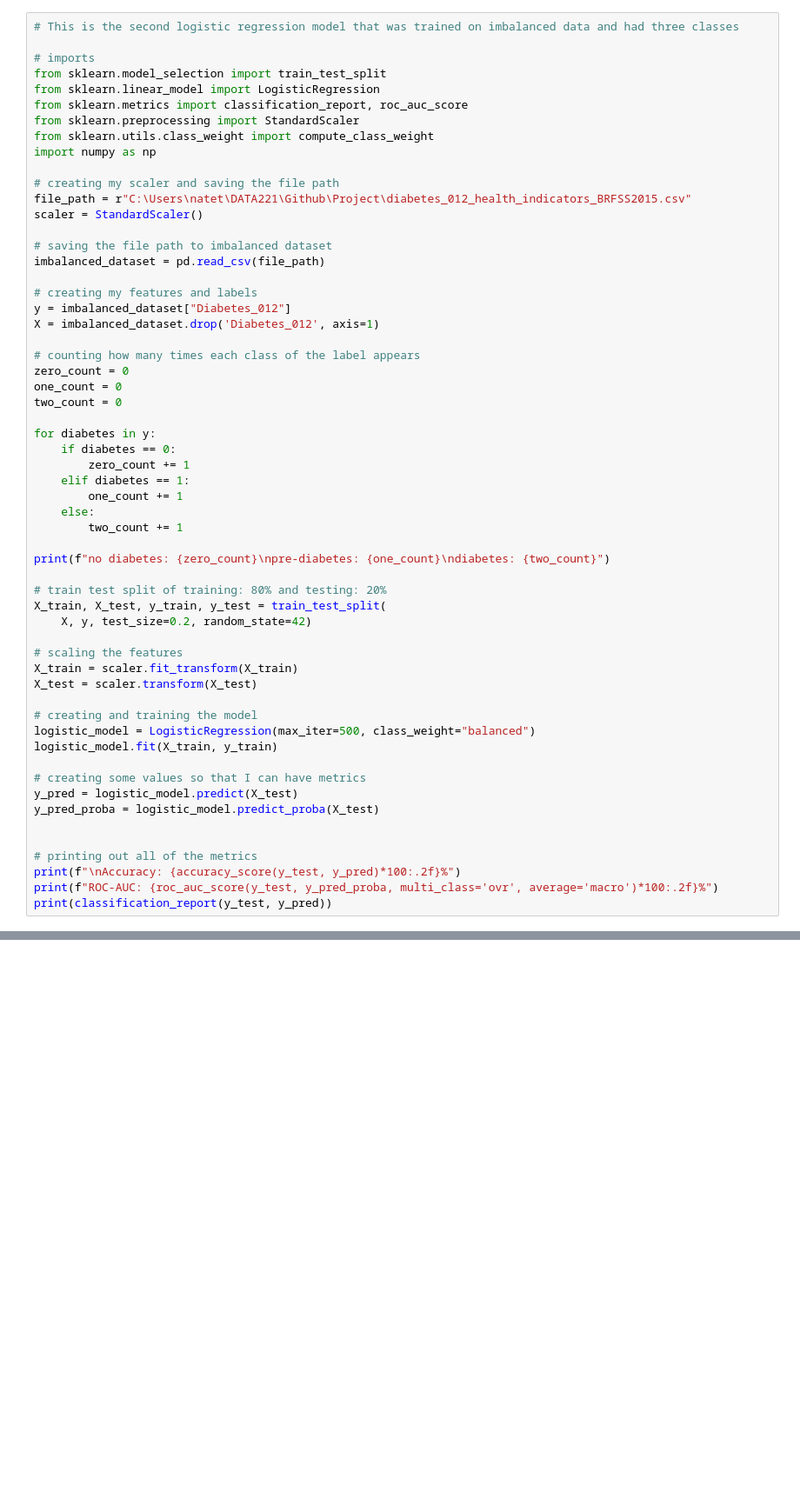
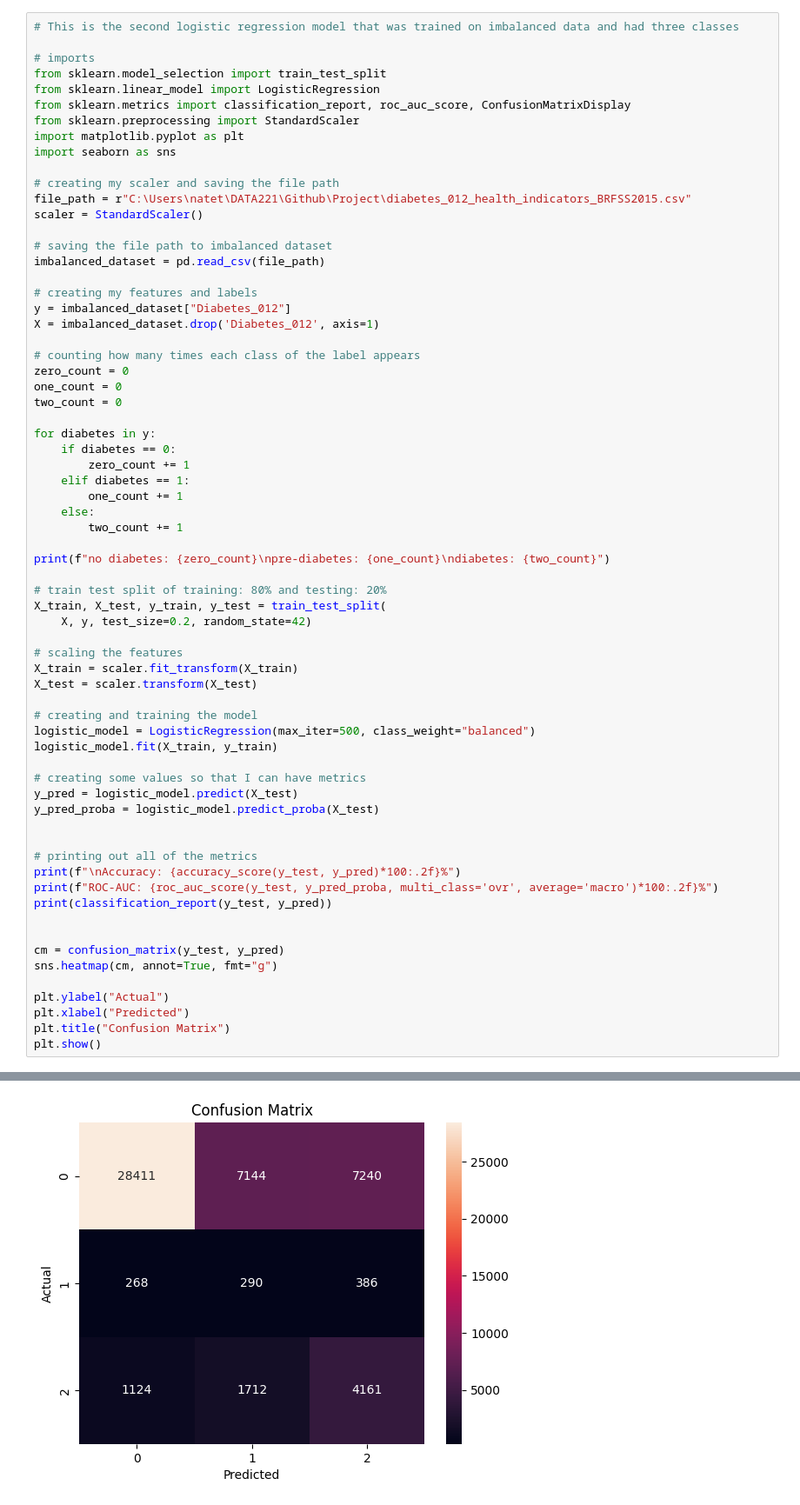
Before and after one commit to NateBartek/DiabetesProjectSolo, a Jupyter notebook: main.ipynb, the cells around one changed output, grey strips where cells are left out. Shown at 87% size. Drawn from its saved outputs; the diff is of its cells as text; blank space fills up the shorter version.

```diff
--- a/main.ipynb
+++ b/main.ipynb
@@ -57,10 +70,10 @@ weighted avg       0.75      0.75      0.75     14139
 # imports
 from sklearn.model_selection import train_test_split
 from sklearn.linear_model import LogisticRegression
-from sklearn.metrics import classification_report, roc_auc_score
+from sklearn.metrics import classification_report, roc_auc_score, ConfusionMatrixDisplay
 from sklearn.preprocessing import StandardScaler
-from sklearn.utils.class_weight import compute_class_weight
-import numpy as np
+import matplotlib.pyplot as plt
+import seaborn as sns
 
 # creating my scaler and saving the file path
 file_path = r"C:\Users\natet\DATA221\Github\Project\diabetes_012_health_indicators_BRFSS2015.csv"
@@ -98,30 +111,40 @@ X_test = scaler.transform(X_test)
 
 # creating and training the model
 logistic_model = LogisticRegression(max_iter=500, class_weight="balanced")
 logistic_model.fit(X_train, y_train)
 
 # creating some values so that I can have metrics
 y_pred = logistic_model.predict(X_test)
 y_pred_proba = logistic_model.predict_proba(X_test)
 
 
 # printing out all of the metrics
 print(f"\nAccuracy: {accuracy_score(y_test, y_pred)*100:.2f}%")
 print(f"ROC-AUC: {roc_auc_score(y_test, y_pred_proba, multi_class='ovr', average='macro')*100:.2f}%")
 print(classification_report(y_test, y_pred))
+
+
+cm = confusion_matrix(y_test, y_pred)
+sns.heatmap(cm, annot=True, fmt="g")
+
+plt.ylabel("Actual")
+plt.xlabel("Predicted")
+plt.title("Confusion Matrix")
+plt.show()
 # %% [output]
 no diabetes: 213703
 pre-diabetes: 4631
 diabetes: 35346
 
 Accuracy: 64.77%
 ROC-AUC: 77.51%
               precision    recall  f1-score   support
 
          0.0       0.95      0.66      0.78     42795
          1.0       0.03      0.31      0.06       944
          2.0       0.35      0.59      0.44      6997
 
     accuracy                           0.65     50736
    macro avg       0.45      0.52      0.43     50736
 weighted avg       0.85      0.65      0.72     50736
+[figure, added]
```
Also changed, not shown: parts of 3 cells of this notebook.
